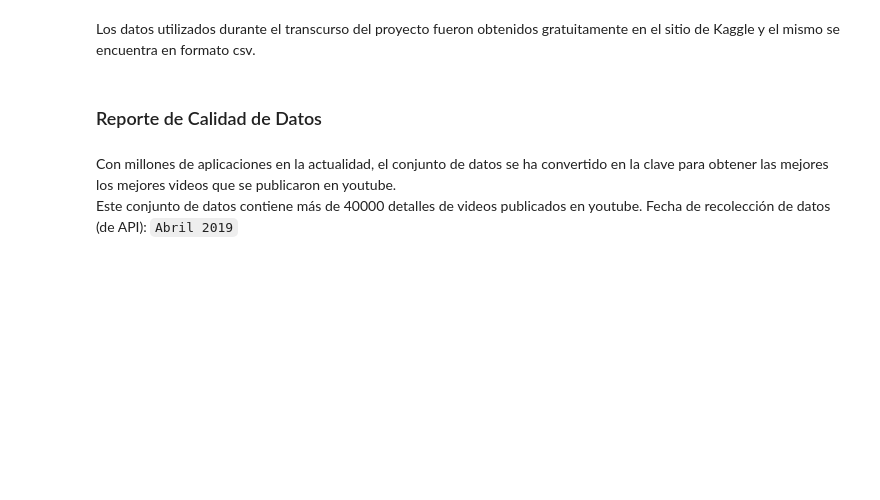
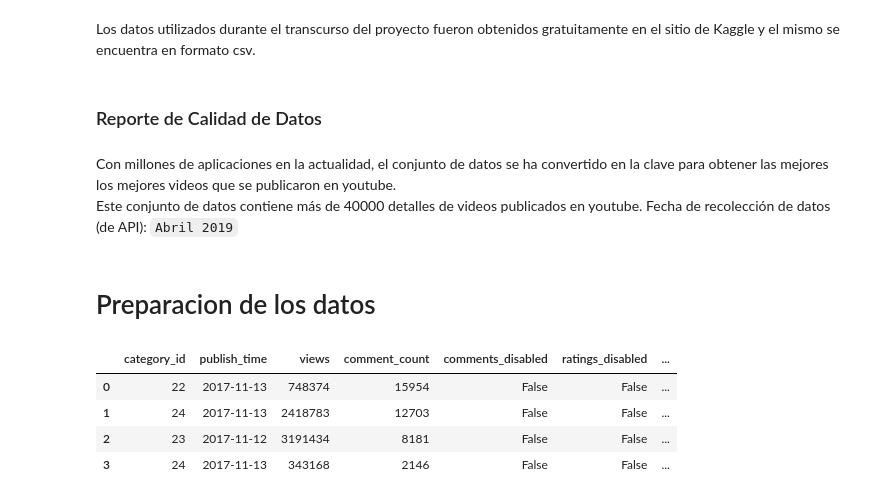
Before and after one commit to BlancoSebastianEzequiel/7750-TPFinal, a Jupyter notebook: src/analisis.ipynb, the cells around one changed output. Cells and saved outputs as stored; diff of their text form; code cells hidden in the pictures; blank space fills up the shorter version.

Commit message:
add data preparation

````diff
--- a/src/analisis.ipynb
+++ b/src/analisis.ipynb
@@ -297,3 +297,49 @@ Con millones de aplicaciones en la actualidad, el conjunto de datos se ha conver
 para obtener las mejores los mejores videos que se publicaron en youtube.
 Este conjunto de datos contiene más de 40000 detalles de videos publicados en youtube.
 Fecha de recolección de datos (de API): ```Abril 2019```
+# %% [markdown]
+# Preparacion de los datos
+# %%
+columns_to_drop = [
+    'video_id',
+    'trending_date',
+    'title',
+    'channel_title',
+    'tags',
+    'likes',
+    'dislikes',
+    'thumbnail_link',
+    'description',
+    'categories'
+]
+def add_class_atributte(videos):
+    size = len(videos)
+    is_sucessfull_list = [True]*size
+    for i in range(0, size):
+        if videos['likes_ratio'][i] >= 0.8 and videos['views'][i] > 2000000:
+            is_sucessfull_list[i] = True
+        else:
+            is_sucessfull_list[i] = False
+    videos['is_sucessfull'] = is_sucessfull_list
+    return videos
+# %%
+videos = get_data_frame("./data/USvideos.csv", ',')
+json = get_json("./data/US_category_id.json")
+categories_dict = get_categories_convertion(json)
+videos = add_categories(videos, categories_dict)
+videos = change_date_formats(videos)
+videos['days_since_publication'] = videos['trending_date'] - videos['publish_time']
+videos['days_since_publication'] = videos['days_since_publication'].map(lambda x: x.days)
+videos['title_size'] = videos['title'].map(lambda x: len(x))
+videos['tags_quantity'] = videos['tags'].map(lambda x: len(x.split('|')))
+videos['likes_ratio'] = videos['likes']/ (videos['likes']+videos['dislikes'])
+videos['has_description'] = videos['description'].map(lambda x: True if type(x) == type("") else False)
+videos = videos.drop(columns_to_drop, axis=1)
+videos = add_class_atributte(videos)
+videos.head(4)
+# %% [output]
+|  | category_id | publish_time | views | comment_count | comments_disabled | ratings_disabled | ... |
+| 0 | 22 | 2017-11-13 | 748374 | 15954 | False | False | ... |
+| 1 | 24 | 2017-11-13 | 2418783 | 12703 | False | False | ... |
+| 2 | 23 | 2017-11-12 | 3191434 | 8181 | False | False | ... |
+| 3 | 24 | 2017-11-13 | 343168 | 2146 | False | False | ... |
````
Also changed, not shown: parts of 6 cells of this notebook.
